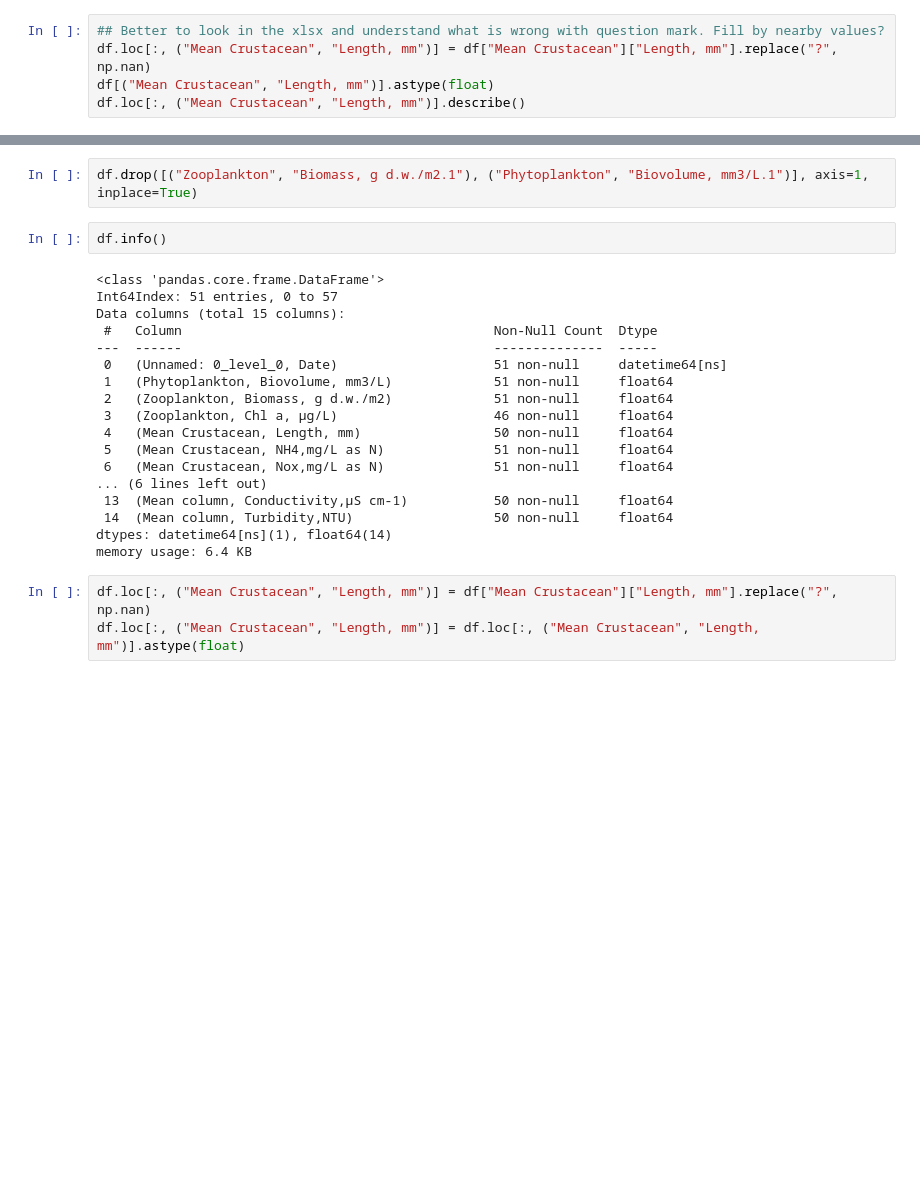
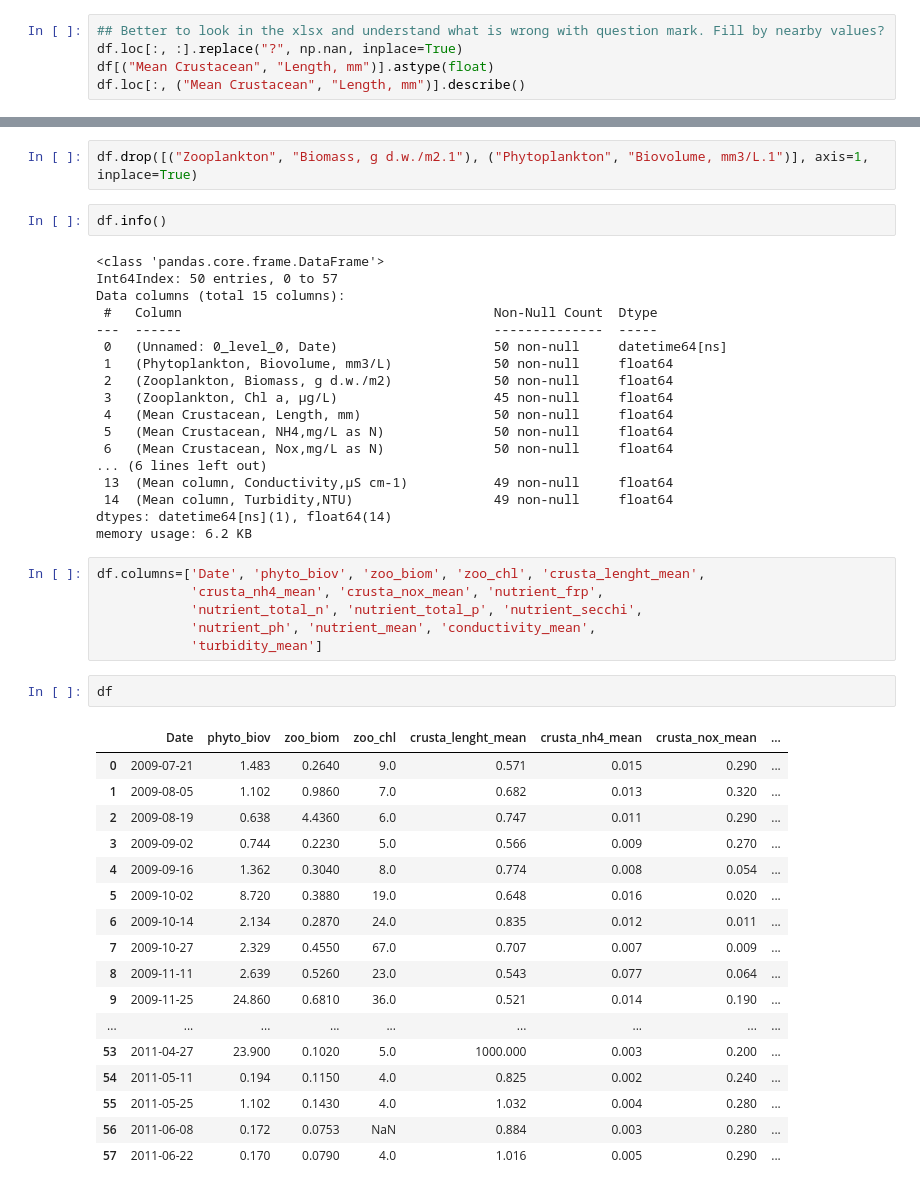
Before and after one commit to mezgoodle/ad_labs, a Jupyter notebook: docs/lab6/lab6.ipynb, the cells around one changed output, grey strips where cells are left out. Cells and saved outputs as stored; diff of their text form; blank space fills up the shorter version.

```diff
--- a/docs/lab6/lab6.ipynb
+++ b/docs/lab6/lab6.ipynb
@@ -152,6 +152,6 @@ df[df[("Unnamed: 0_level_0", "Date")] == '2011-03-30']
 # %%
 ## Better to look in the xlsx and understand what is wrong with question mark. Fill by nearby values?
-df.loc[:, ("Mean Crustacean", "Length, mm")] = df["Mean Crustacean"]["Length, mm"].replace("?", np.nan)
+df.loc[:, :].replace("?", np.nan, inplace=True)
 df[("Mean Crustacean", "Length, mm")].astype(float)
 df.loc[:, ("Mean Crustacean", "Length, mm")].describe()
 # %% [output]
@@ -191,25 +191,48 @@ df.drop([("Zooplankton", "Biomass, g d.w./m2.1"), ("Phytoplankton", "Biovolume,
 df.info()
 # %% [output]
 <class 'pandas.core.frame.DataFrame'>
-Int64Index: 51 entries, 0 to 57
+Int64Index: 50 entries, 0 to 57
 Data columns (total 15 columns):
  #   Column                                        Non-Null Count  Dtype
 ---  ------                                        --------------  -----
- 0   (Unnamed: 0_level_0, Date)                    51 non-null     datetime64[ns]
- 1   (Phytoplankton, Biovolume, mm3/L)             51 non-null     float64
- 2   (Zooplankton, Biomass, g d.w./m2)             51 non-null     float64
- 3   (Zooplankton, Chl a, µg/L)                    46 non-null     float64
+ 0   (Unnamed: 0_level_0, Date)                    50 non-null     datetime64[ns]
+ 1   (Phytoplankton, Biovolume, mm3/L)             50 non-null     float64
+ 2   (Zooplankton, Biomass, g d.w./m2)             50 non-null     float64
+ 3   (Zooplankton, Chl a, µg/L)                    45 non-null     float64
  4   (Mean Crustacean, Length, mm)                 50 non-null     float64
- 5   (Mean Crustacean, NH4,mg/L as N)              51 non-null     float64
- 6   (Mean Crustacean, Nox,mg/L as N)              51 non-null     float64
+ 5   (Mean Crustacean, NH4,mg/L as N)              50 non-null     float64
+ 6   (Mean Crustacean, Nox,mg/L as N)              50 non-null     float64
 ... (6 lines left out)
- 13  (Mean column, Conductivity,µS cm-1)           50 non-null     float64
- 14  (Mean column, Turbidity,NTU)                  50 non-null     float64
+ 13  (Mean column, Conductivity,µS cm-1)           49 non-null     float64
+ 14  (Mean column, Turbidity,NTU)                  49 non-null     float64
 dtypes: datetime64[ns](1), float64(14)
-memory usage: 6.4 KB
+memory usage: 6.2 KB
-# %%
-df.loc[:, ("Mean Crustacean", "Length, mm")] = df["Mean Crustacean"]["Length, mm"].replace("?", np.nan)
-df.loc[:, ("Mean Crustacean", "Length, mm")] = df.loc[:, ("Mean Crustacean", "Length, mm")].astype(float)
+# %%
+df.columns=['Date', 'phyto_biov', 'zoo_biom', 'zoo_chl', 'crusta_lenght_mean',
+            'crusta_nh4_mean', 'crusta_nox_mean', 'nutrient_frp',
+            'nutrient_total_n', 'nutrient_total_p', 'nutrient_secchi',
+            'nutrient_ph', 'nutrient_mean', 'conductivity_mean',
+            'turbidity_mean']
+# %%
+df
+# %% [output]
+|  | Date | phyto_biov | zoo_biom | zoo_chl | crusta_lenght_mean | crusta_nh4_mean | crusta_nox_mean | ... |
+| 0 | 2009-07-21 | 1.483 | 0.2640 | 9.0 | 0.571 | 0.015 | 0.290 | ... |
+| 1 | 2009-08-05 | 1.102 | 0.9860 | 7.0 | 0.682 | 0.013 | 0.320 | ... |
+| 2 | 2009-08-19 | 0.638 | 4.4360 | 6.0 | 0.747 | 0.011 | 0.290 | ... |
+| 3 | 2009-09-02 | 0.744 | 0.2230 | 5.0 | 0.566 | 0.009 | 0.270 | ... |
+| 4 | 2009-09-16 | 1.362 | 0.3040 | 8.0 | 0.774 | 0.008 | 0.054 | ... |
+| 5 | 2009-10-02 | 8.720 | 0.3880 | 19.0 | 0.648 | 0.016 | 0.020 | ... |
+| 6 | 2009-10-14 | 2.134 | 0.2870 | 24.0 | 0.835 | 0.012 | 0.011 | ... |
+| 7 | 2009-10-27 | 2.329 | 0.4550 | 67.0 | 0.707 | 0.007 | 0.009 | ... |
+| 8 | 2009-11-11 | 2.639 | 0.5260 | 23.0 | 0.543 | 0.077 | 0.064 | ... |
+| 9 | 2009-11-25 | 24.860 | 0.6810 | 36.0 | 0.521 | 0.014 | 0.190 | ... |
+| ... | ... | ... | ... | ... | ... | ... | ... | ... |
+| 53 | 2011-04-27 | 23.900 | 0.1020 | 5.0 | 1000.000 | 0.003 | 0.200 | ... |
+| 54 | 2011-05-11 | 0.194 | 0.1150 | 4.0 | 0.825 | 0.002 | 0.240 | ... |
+| 55 | 2011-05-25 | 1.102 | 0.1430 | 4.0 | 1.032 | 0.004 | 0.280 | ... |
+| 56 | 2011-06-08 | 0.172 | 0.0753 | NaN | 0.884 | 0.003 | 0.280 | ... |
+| 57 | 2011-06-22 | 0.170 | 0.0790 | 4.0 | 1.016 | 0.005 | 0.290 | ... |
 # %%
 df.info()
 # %% [output]
```
Also changed, not shown: parts of 3 cells of this notebook.
